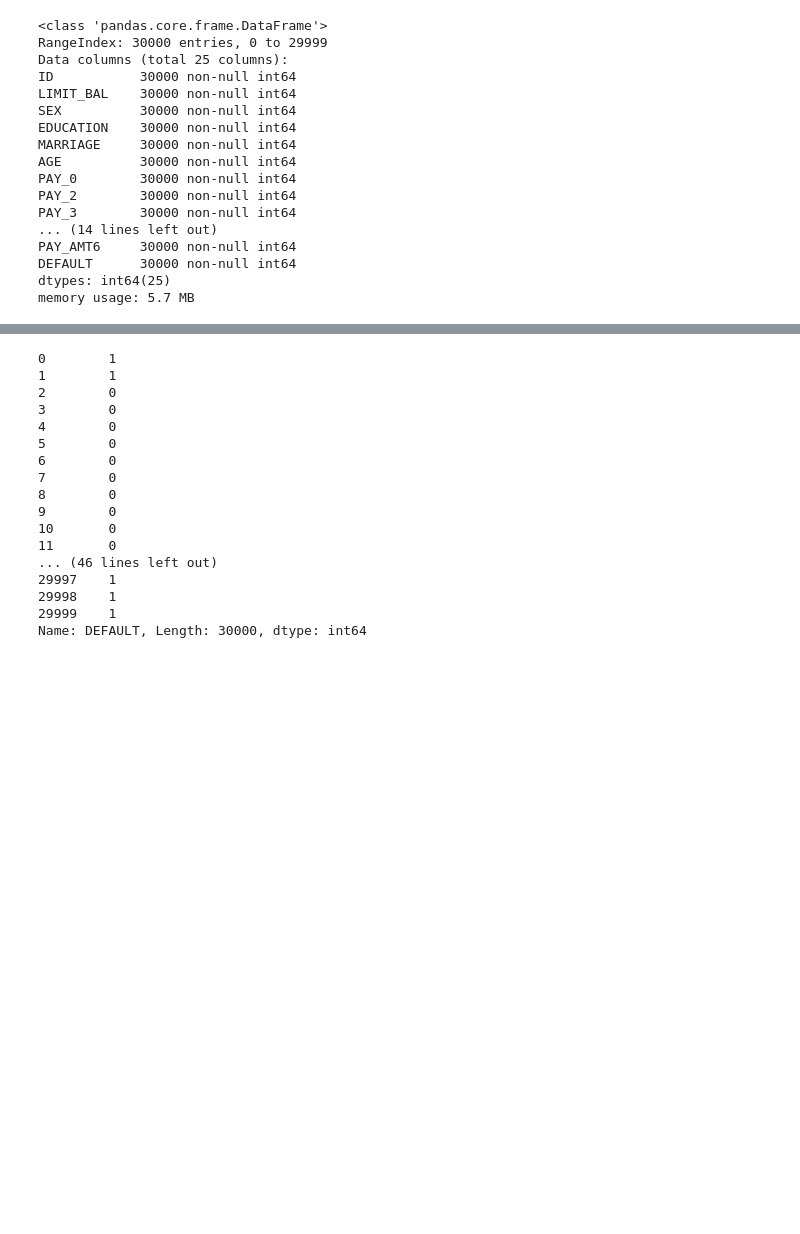
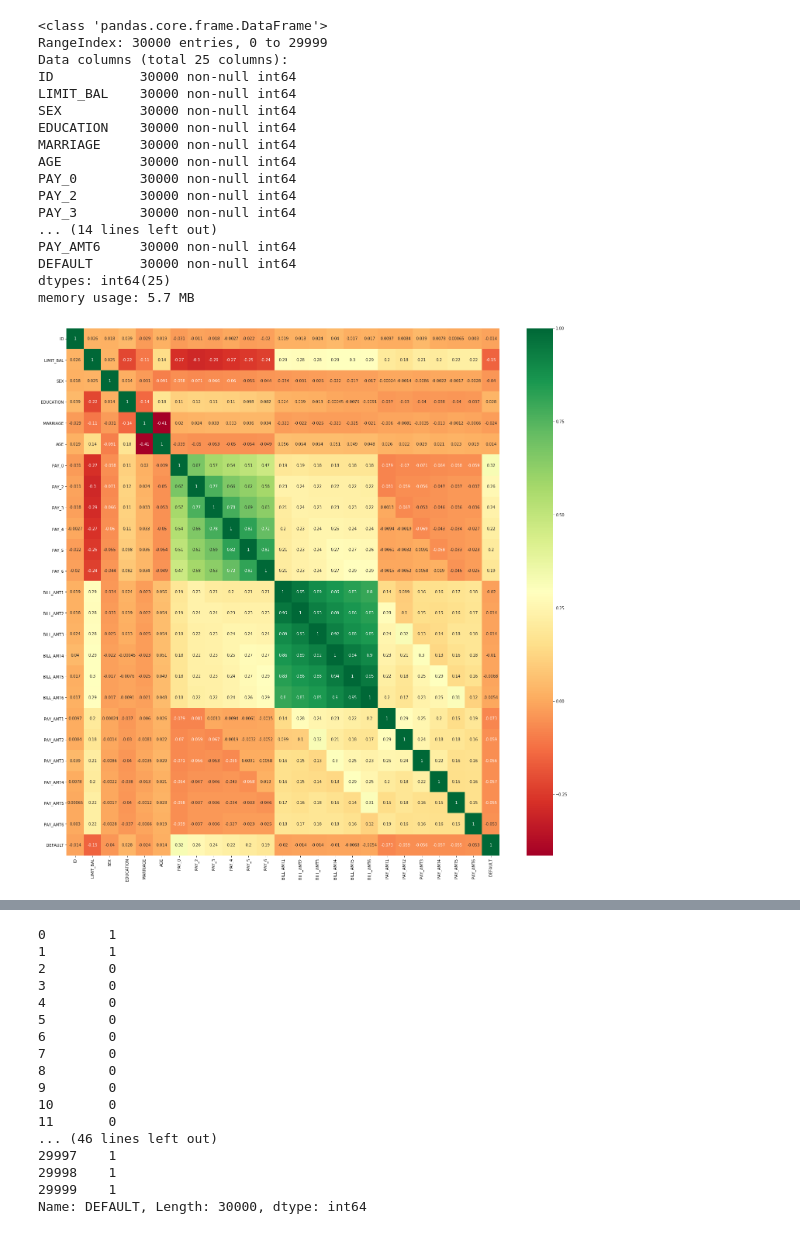
Before and after one commit to rjmclain1/DA1018UTA, a Jupyter notebook: C5T3_Classification.ipynb, the cells around one changed output, grey strips where cells are left out. Saved outputs shown, nothing was run; the diff lists cells and outputs as text; code cells hidden in the pictures; blank space fills up the shorter version.

```diff
--- a/C5T3_Classification.ipynb
+++ b/C5T3_Classification.ipynb
@@ -65,4 +67,13 @@ PAY_AMT6     30000 non-null int64
 DEFAULT      30000 non-null int64
 dtypes: int64(25)
 memory usage: 5.7 MB
+# %%
+# Start with full file and then run a correlation matrix to find related fields
+corrmat = rawData.corr()
+top_corr_features = corrmat.index
+plt.figure(figsize=(25,25))
+#plot heat map
+g=sns.heatmap(rawData[top_corr_features].corr(),annot=True,cmap="RdYlGn")
+# %% [output]
+[figure, added]
 # %%
```
Also changed, not shown: parts of 24 cells of this notebook, 1 other file.
